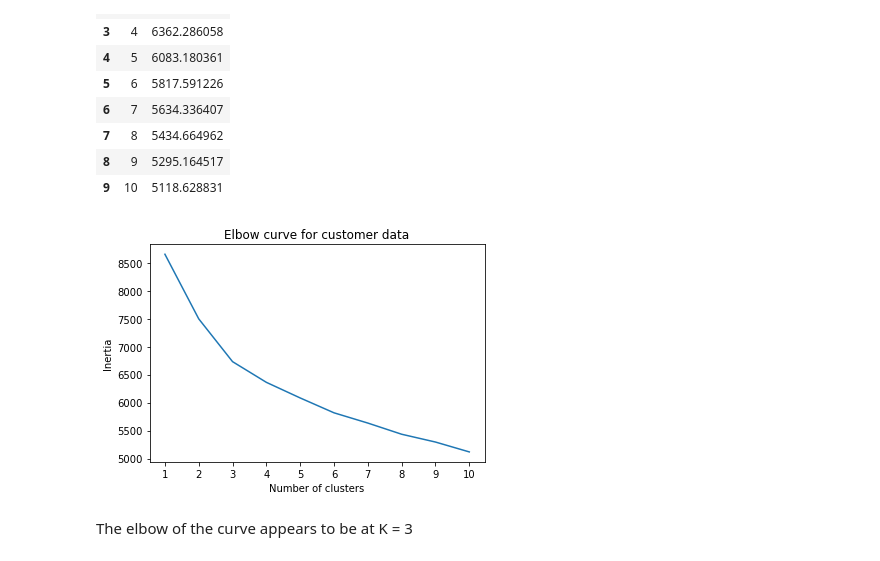
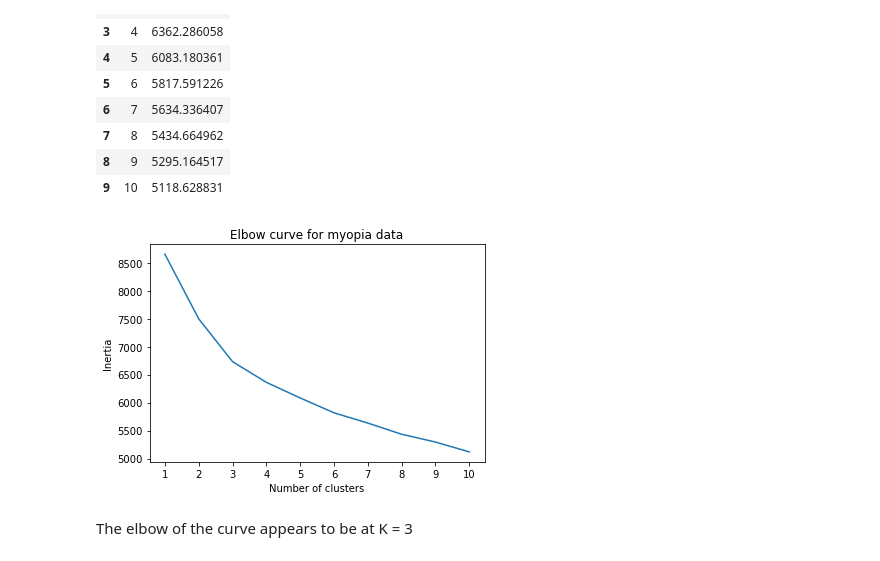
Before and after one commit to mbruns13/unsupervised-machine-learning, a Jupyter notebook: myopia_clusters.ipynb, the cells around one changed output. Cells and saved outputs as stored; diff of their text form; code cells hidden in the pictures.

```diff
--- a/myopia_clusters.ipynb
+++ b/myopia_clusters.ipynb
@@ -128,13 +137,13 @@ df_elbow
 # %%
 # Plot the elbow curve to find the best candidate(s) for k
 plt.plot(df_elbow['k'], df_elbow['inertia'])
 plt.xticks(range(1,11))
 plt.xlabel('Number of clusters')
 plt.ylabel('Inertia')
-plt.title('Elbow curve for customer data')
+plt.title('Elbow curve for myopia data')
 plt.show()
 # %% [output]
-[figure, old version]
+[figure, new version]
 # %% [markdown]
 The elbow of the curve appears to be at K = 3
 # %% [markdown]
```
Also changed, not shown: parts of 7 cells of this notebook.
